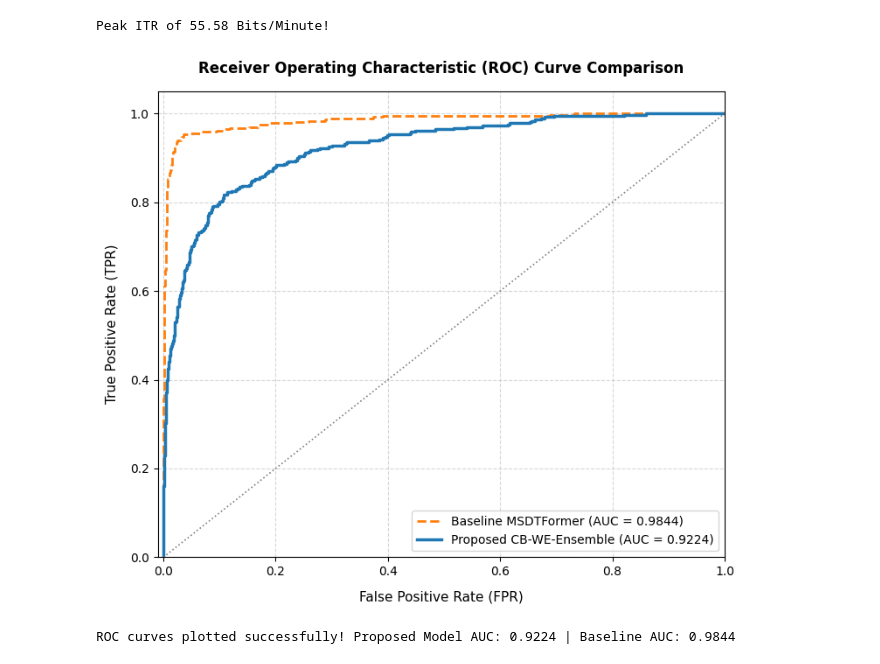
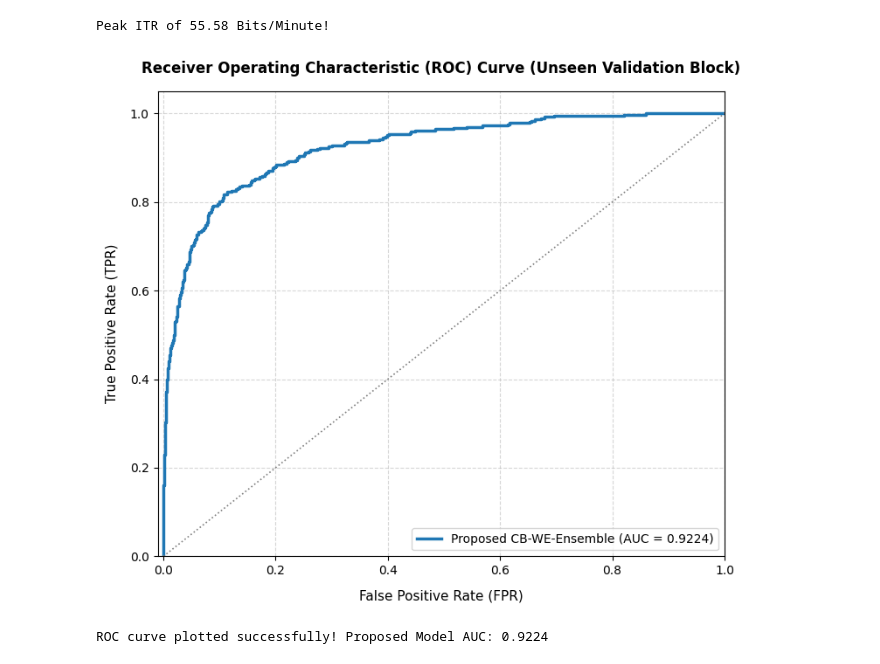
Before and after one commit to ManthanDixit089/WE-MSDT-Former_Model, a Jupyter notebook: nayaModel.ipynb, the cells around one changed output. Drawn from its saved outputs; the diff is of its cells as text; code cells hidden in the pictures.

Commit message:
Update ROC curve to show proposed ensemble only and add README

```diff
--- a/nayaModel.ipynb
+++ b/nayaModel.ipynb
@@ -2078,54 +2078,42 @@ FINAL REPORT: NEW BENCHMARK INFORMATION TRANSFER RATE (ITR)
 Peak ITR of 55.58 Bits/Minute!
 # %%
 # =====================================================================
-# CELL 28 — ROC CURVE COMPARISON (BASELINE VS. CB-ENSEMBLE)
+# CELL 28 — ROC CURVE OF THE PROPOSED CB-WE-ENSEMBLE MODEL
 # =====================================================================
 
 import numpy as np
 import torch
 import matplotlib.pyplot as plt
 from sklearn.metrics import roc_curve, auc
 
-# 1. Compute probabilities for baseline single model
-model.eval()
-with torch.no_grad():
-    baseline_inputs = torch.tensor(X_val_block, dtype=torch.float32).to(DEVICE)
-    baseline_logits = model(baseline_inputs)
-    baseline_probs = torch.softmax(baseline_logits, dim=1)[:, 1].cpu().numpy()
-
-# 2. Compute probabilities for proposed class-balanced ensemble model
+# Compute probabilities for the proposed class-balanced ensemble model on unseen validation block
 ensemble_scores = weighted_ensemble_scores(ensemble_models, weights, X_val_block)
 ensemble_probs = 1 / (1 + np.exp(-ensemble_scores))
 
 # Calculate False Positive Rate (FPR) and True Positive Rate (TPR)
-fpr_base, tpr_base, _ = roc_curve(y_val_raw, baseline_probs)
-roc_auc_base = auc(fpr_base, tpr_base)
-
 fpr_ens, tpr_ens, _ = roc_curve(y_val_raw, ensemble_probs)
 roc_auc_ens = auc(fpr_ens, tpr_ens)
 
-# Plot curves
+# Plot proposed model ROC curve
 plt.figure(figsize=(7.5, 6.5))
-plt.plot(fpr_base, tpr_base, color='#ff7f0e', lw=2, linestyle='--',
-         label=f'Baseline MSDTFormer (AUC = {roc_auc_base:.4f})')
 plt.plot(fpr_ens, tpr_ens, color='#1f77b4', lw=2.5,
          label=f'Proposed CB-WE-Ensemble (AUC = {roc_auc_ens:.4f})')
 
 plt.plot([0, 1], [0, 1], color='gray', lw=1.2, linestyle=':')
 plt.xlim([-0.01, 1.0])
 plt.ylim([0.0, 1.05])
 plt.xlabel('False Positive Rate (FPR)', fontsize=11, labelpad=10)
 plt.ylabel('True Positive Rate (TPR)', fontsize=11, labelpad=10)
-plt.title('Receiver Operating Characteristic (ROC) Curve Comparison', fontsize=12, fontweight='bold', pad=15)
+plt.title('Receiver Operating Characteristic (ROC) Curve (Unseen Validation Block)', fontsize=12, fontweight='bold', pad=15)
 plt.legend(loc="lower right", fontsize=10)
 plt.grid(True, linestyle='--', alpha=0.5)
 plt.tight_layout()
 
 # Save final publication-quality ROC plot
 plt.savefig("msdt_former_roc_curve.png", dpi=300)
 plt.show()
 
-print(f"ROC curves plotted successfully! Proposed Model AUC: {roc_auc_ens:.4f} | Baseline AUC: {roc_auc_base:.4f}")
+print(f"ROC curve plotted successfully! Proposed Model AUC: {roc_auc_ens:.4f}")
 # %% [output]
-[figure, old version]
+[figure, new version]
-ROC curves plotted successfully! Proposed Model AUC: 0.9224 | Baseline AUC: 0.9844
+ROC curve plotted successfully! Proposed Model AUC: 0.9224
```
Also changed, not shown: parts of 2 cells of this notebook, 2 other files.
